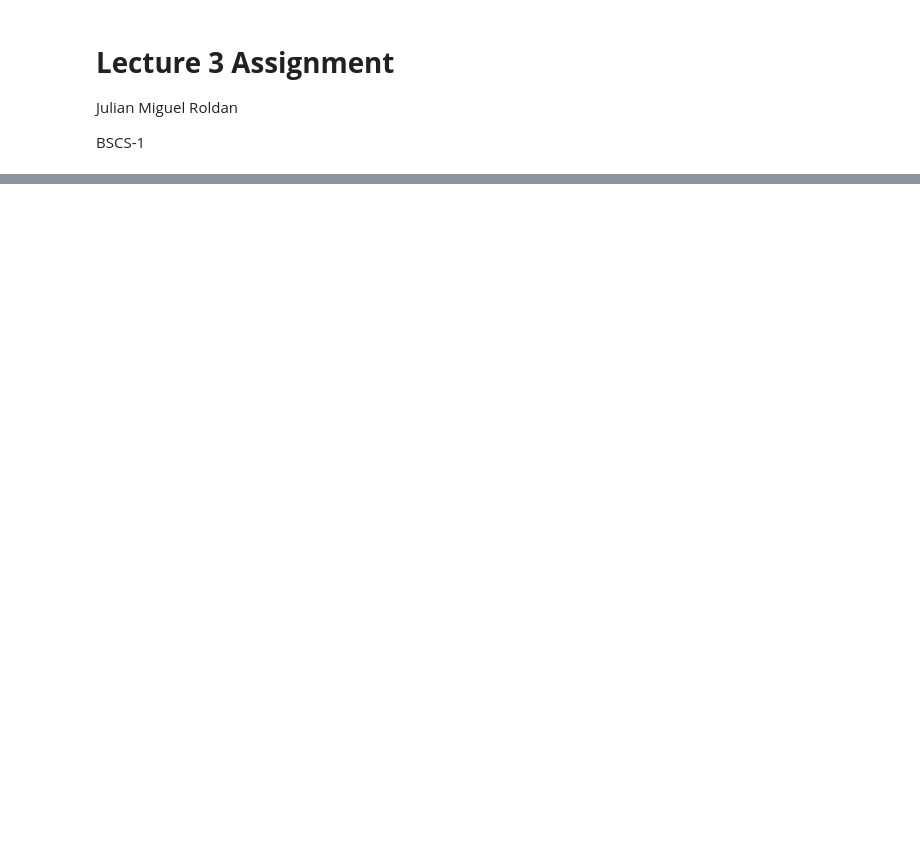
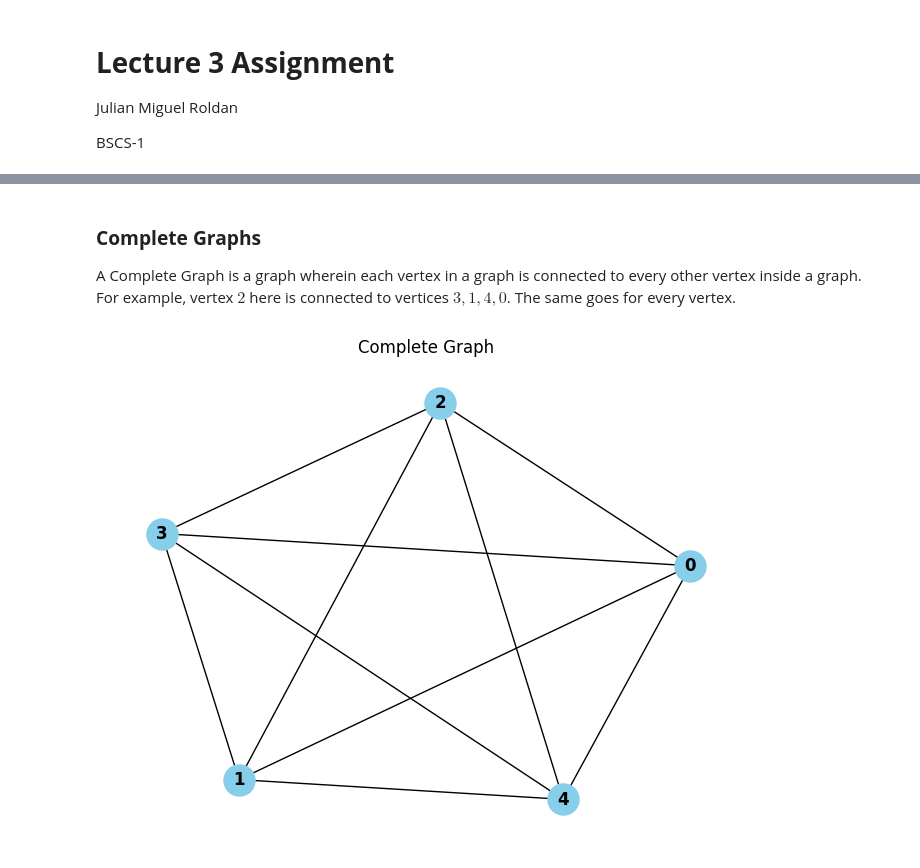
Before and after one commit to Snek-08/Discrete_Math_2_Roldan, a Jupyter notebook: Assignments/Lecture3.ipynb, the cells around one changed output, grey strips where cells are left out. Saved outputs shown, nothing was run; the diff lists cells and outputs as text; code cells hidden in the pictures; blank space fills up the shorter version.

```diff
--- a/Assignments/Lecture3.ipynb
+++ b/Assignments/Lecture3.ipynb
@@ -8,0 +43,16 @@ BSCS-1
+# %% [markdown]
+### **Complete Graphs**
+
+A Complete Graph is a graph wherein each vertex in a graph is connected to every other vertex inside a graph. For example, vertex ${2}$ here is connected to vertices ${3, 1, 4, 0}$. The same goes for every vertex.
+# %%
+import networkx as nx
+import matplotlib.pyplot as plt
+
+G = nx.complete_graph(5)
+
+nx.draw(G, with_labels=True, node_color='skyblue', node_size=500, font_size=12, font_weight='bold')
+
+plt.title('Complete Graph')
+plt.show()
+# %% [output]
+[figure, added]
```
Also changed, not shown: parts of 24 cells of this notebook, 1 other file.
